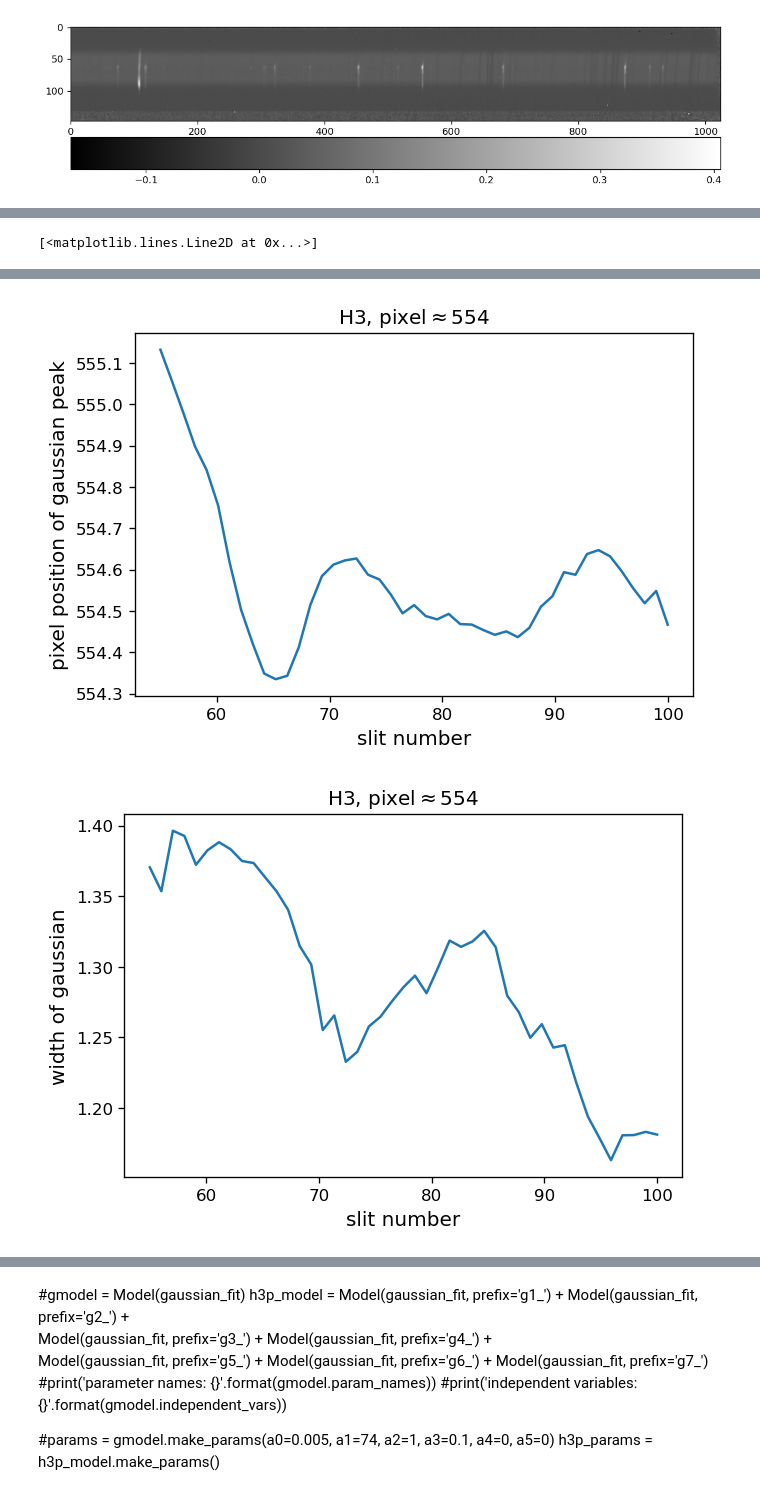
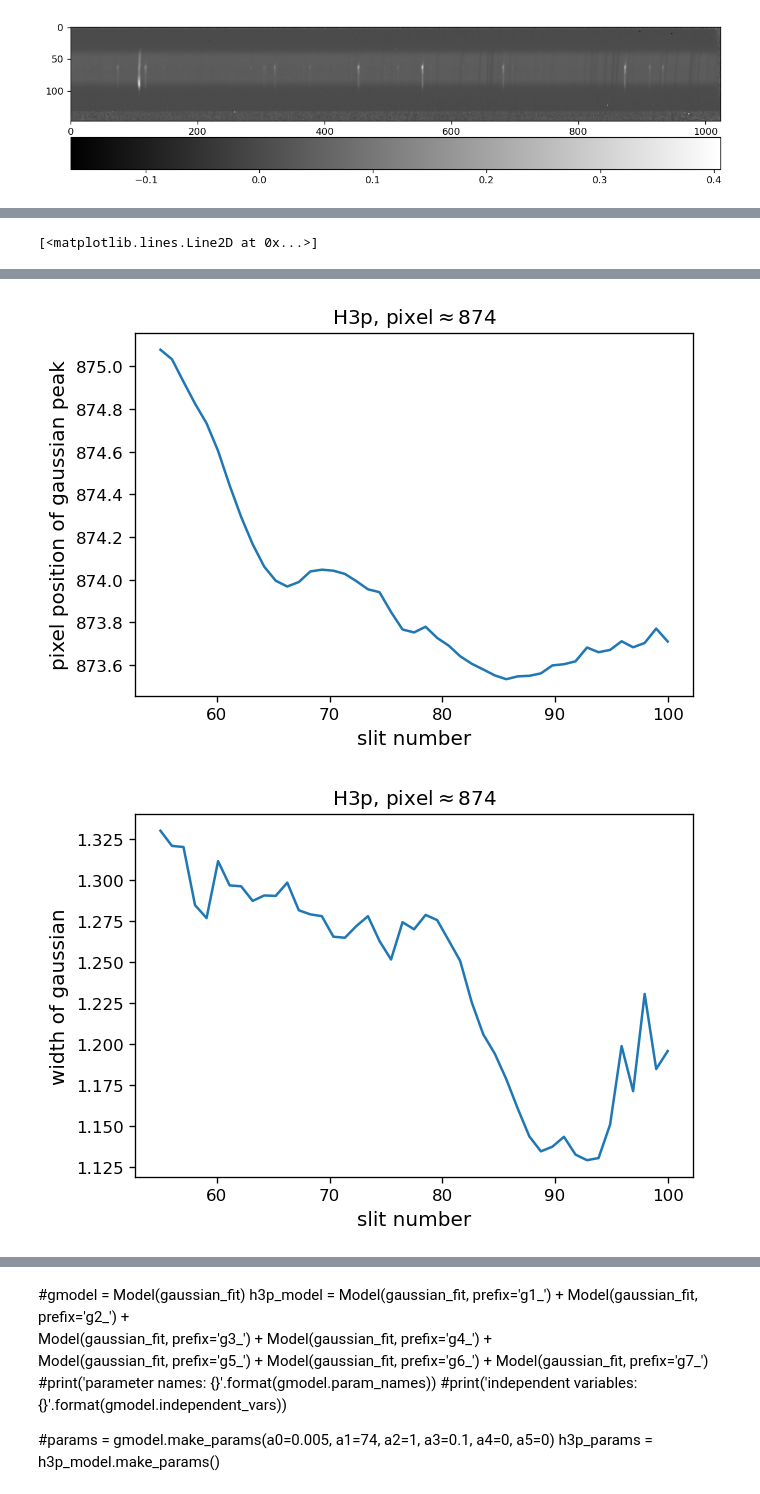
Before and after one commit to ruoyanwangdr/Dynamics-of-Jovian-Infrared-Auroral-Ionosphere-and-Thermosphere, a Jupyter notebook: h3p.ipynb, the cells around one changed output, grey strips where cells are left out. Cells and saved outputs as stored; diff of their text form; code cells hidden in the pictures.

```diff
--- a/h3p.ipynb
+++ b/h3p.ipynb
@@ -213,9 +301,10 @@ plt.plot(h2_slit_number, h2_a2_all_array)
 # %%
+# create lmfit model with defined gaussian
 h3p_model = Model(gaussian_fit)
 
 h3p_params = h3p_model.make_params()
 h3p_params.add('a0', value=0.02)
-h3p_params.add('a1', value=554)
+h3p_params.add('a1', value=874)
 h3p_params.add('a2', value=1)
 h3p_params.add('a3', value=0.03)
 h3p_params.add('a4', value=0)
@@ -244,19 +333,19 @@ h3p_a2_array = np.array(h3p_a2)
 h3p_slit_number = np.linspace(55, 55+len(h3p_a0_array), len(h3p_a0_array))
 
 plt.figure(dpi=120)
-plt.title(r'H3, pixel$\approx$' + str(h3p_params.get('a1').value))
+plt.title(r'H3p, pixel$\approx$' + str(h3p_params.get('a1').value))
 plt.xlabel('slit number', fontsize=12)
 plt.ylabel('height of gaussian', fontsize=12)
 plt.plot(h3p_slit_number, h3p_a0_array)
 
 plt.figure(dpi=120)
-plt.title(r'H3, pixel$\approx$' + str(h3p_params.get('a1').value))
+plt.title(r'H3p, pixel$\approx$' + str(h3p_params.get('a1').value))
 plt.xlabel('slit number', fontsize=12)
 plt.ylabel('pixel position of gaussian peak', fontsize=12)
 plt.plot(h3p_slit_number, h3p_a1_array)
 
 plt.figure(dpi=120)
-plt.title(r'H3, pixel$\approx$' + str(h3p_params.get('a1').value))
+plt.title(r'H3p, pixel$\approx$' + str(h3p_params.get('a1').value))
 plt.xlabel('slit number', fontsize=12)
 plt.ylabel('width of gaussian', fontsize=12)
 plt.plot(h3p_slit_number, h3p_a2_array)
@@ -266,2 +355,2 @@ plt.plot(h3p_slit_number, h3p_a2_array)
-[figure, old version]
+[figure, new version]
-[figure, old version]
+[figure, new version]
```
Also changed, not shown: parts of 12 cells of this notebook.
